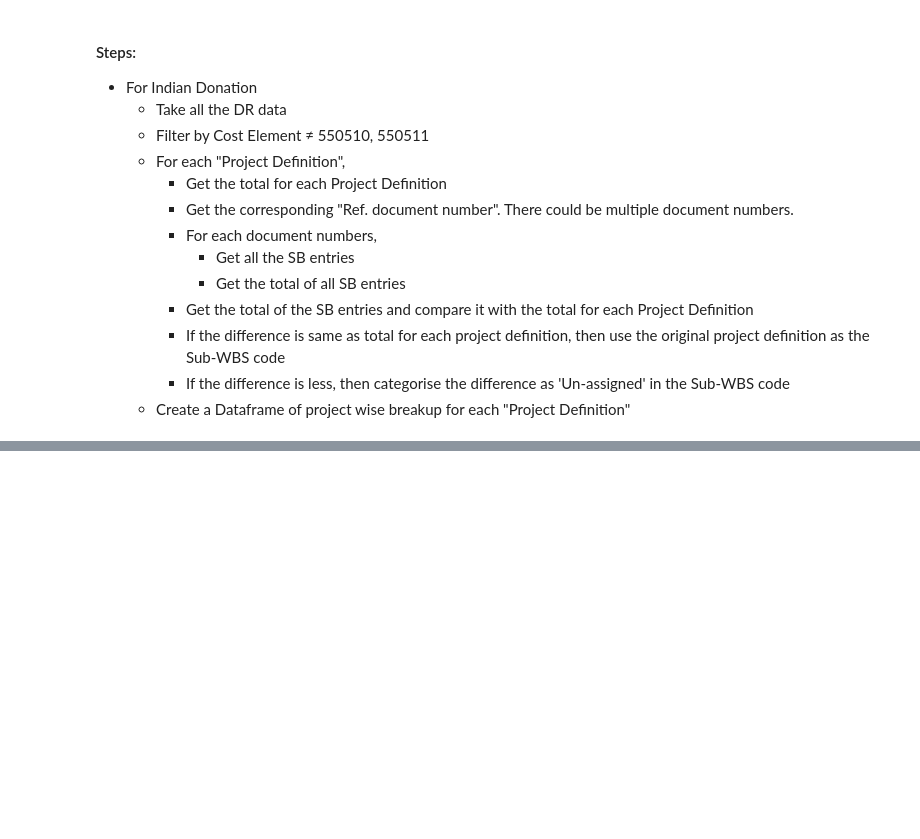
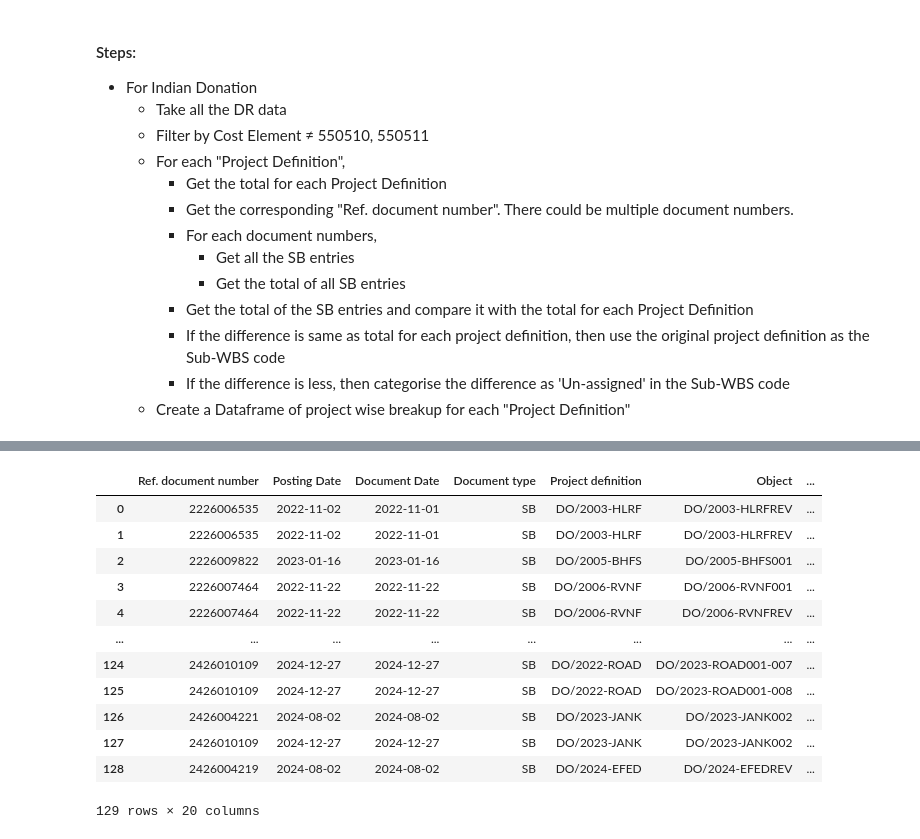
Before and after one commit to khamsakamal48/Funds-receivable-in-ERP, a Jupyter notebook: Analysis.ipynb, the cells around one changed output, grey strips where cells are left out. Drawn from its saved outputs; the diff is of its cells as text; code cells hidden in the pictures; blank space fills up the shorter version.

```diff
--- a/Analysis.ipynb
+++ b/Analysis.ipynb
@@ -407,24 +280,0 @@ def find_nullifying_groups(df):
-# %%
-project_breakup = pd.DataFrame()
-# %%
-# Step 1
-for proj in final_data['Object'].unique():
-    print(proj)
-    data = final_data[final_data['Object'] == proj]
-
-    # Step 2
-    nullifying_groups = find_nullifying_groups(data)
-
-    # Step 3
-    data_non_null = data[~data['Ref. document number'].isin(nullifying_groups['Ref. document number'])]
-
-    # Step 4.1 and 4.2
-    data_sb = final_data[final_data['Ref. document number'].isin(data_non_null['Ref. document number'])]
-
-    # Step 4.3
-    data_proj = data_sb[data_sb['Object'] != proj]
-
-    # Concatenate the final data
-    project_breakup = pd.concat([project_breakup, data_proj], ignore_index=True)
-
-    break
@@ -475,0 +525,19 @@ final_data.head()
+# %%
+# Project Breakup
+fur_breakup = get_fur('DO/2000-LP74')
+# %%
+fur_breakup
+# %% [output]
+|  | Ref. document number | Posting Date | Document Date | Document type | Project definition | Object | ... |
+| 0 | 2226006535 | 2022-11-02 | 2022-11-01 | SB | DO/2003-HLRF | DO/2003-HLRFREV | ... |
+| 1 | 2226006535 | 2022-11-02 | 2022-11-01 | SB | DO/2003-HLRF | DO/2003-HLRFREV | ... |
+| 2 | 2226009822 | 2023-01-16 | 2023-01-16 | SB | DO/2005-BHFS | DO/2005-BHFS001 | ... |
+| 3 | 2226007464 | 2022-11-22 | 2022-11-22 | SB | DO/2006-RVNF | DO/2006-RVNF001 | ... |
+| 4 | 2226007464 | 2022-11-22 | 2022-11-22 | SB | DO/2006-RVNF | DO/2006-RVNFREV | ... |
+| ... | ... | ... | ... | ... | ... | ... | ... |
+| 124 | 2426010109 | 2024-12-27 | 2024-12-27 | SB | DO/2022-ROAD | DO/2023-ROAD001-007 | ... |
+| 125 | 2426010109 | 2024-12-27 | 2024-12-27 | SB | DO/2022-ROAD | DO/2023-ROAD001-008 | ... |
+| 126 | 2426004221 | 2024-08-02 | 2024-08-02 | SB | DO/2023-JANK | DO/2023-JANK002 | ... |
+| 127 | 2426010109 | 2024-12-27 | 2024-12-27 | SB | DO/2023-JANK | DO/2023-JANK002 | ... |
+| 128 | 2426004219 | 2024-08-02 | 2024-08-02 | SB | DO/2024-EFED | DO/2024-EFEDREV | ... |
+129 rows × 20 columns
```
Also changed, not shown: parts of 60 cells of this notebook, 1 other file.
